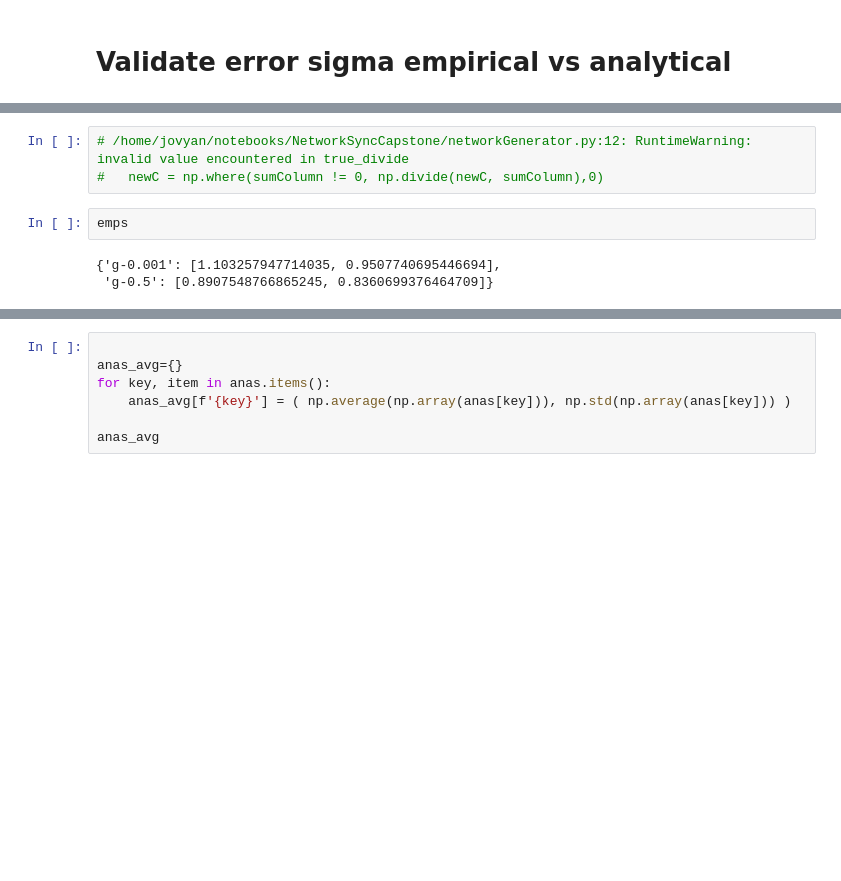
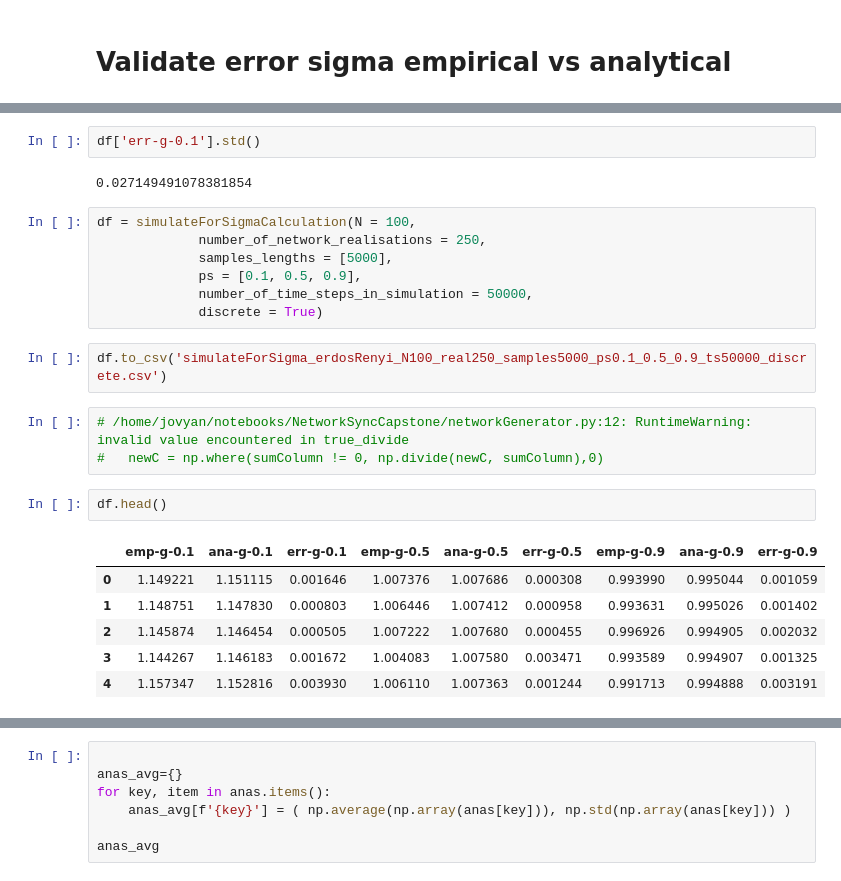
Before and after one commit to IsisChameleon/NetworkSyncCapstone, a Jupyter notebook: NetworkSigma.ipynb, the cells around one changed output, grey strips where cells are left out. Cells and saved outputs as stored; diff of their text form; blank space fills up the shorter version.

```diff
--- a/NetworkSigma.ipynb
+++ b/NetworkSigma.ipynb
@@ -769,8 +771,25 @@ emps, anas = simulate()
+# %%
+df['err-g-0.1'].std()
+# %% [output]
+0.027149491078381854
+# %%
+df = simulateForSigmaCalculation(N = 100,
+             number_of_network_realisations = 250,
+             samples_lengths = [5000],
+             ps = [0.1, 0.5, 0.9],
+             number_of_time_steps_in_simulation = 50000,
+             discrete = True)
+# %%
+df.to_csv('simulateForSigma_erdosRenyi_N100_real250_samples5000_ps0.1_0.5_0.9_ts50000_discrete.csv')
 # %%
 # /home/jovyan/notebooks/NetworkSyncCapstone/networkGenerator.py:12: RuntimeWarning: invalid value encountered in true_divide
 #   newC = np.where(sumColumn != 0, np.divide(newC, sumColumn),0)
-# %%
-emps
-# %% [output]
-{'g-0.001': [1.103257947714035, 0.9507740695446694],
- 'g-0.5': [0.8907548766865245, 0.8360699376464709]}
+# %%
+df.head()
+# %% [output]
+|  | emp-g-0.1 | ana-g-0.1 | err-g-0.1 | emp-g-0.5 | ana-g-0.5 | err-g-0.5 | emp-g-0.9 | ana-g-0.9 | err-g-0.9 |
+| 0 | 1.149221 | 1.151115 | 0.001646 | 1.007376 | 1.007686 | 0.000308 | 0.993990 | 0.995044 | 0.001059 |
+| 1 | 1.148751 | 1.147830 | 0.000803 | 1.006446 | 1.007412 | 0.000958 | 0.993631 | 0.995026 | 0.001402 |
+| 2 | 1.145874 | 1.146454 | 0.000505 | 1.007222 | 1.007680 | 0.000455 | 0.996926 | 0.994905 | 0.002032 |
+| 3 | 1.144267 | 1.146183 | 0.001672 | 1.004083 | 1.007580 | 0.003471 | 0.993589 | 0.994907 | 0.001325 |
+| 4 | 1.157347 | 1.152816 | 0.003930 | 1.006110 | 1.007363 | 0.001244 | 0.991713 | 0.994888 | 0.003191 |
```
Also changed, not shown: parts of 7 cells of this notebook, 9 other files.
